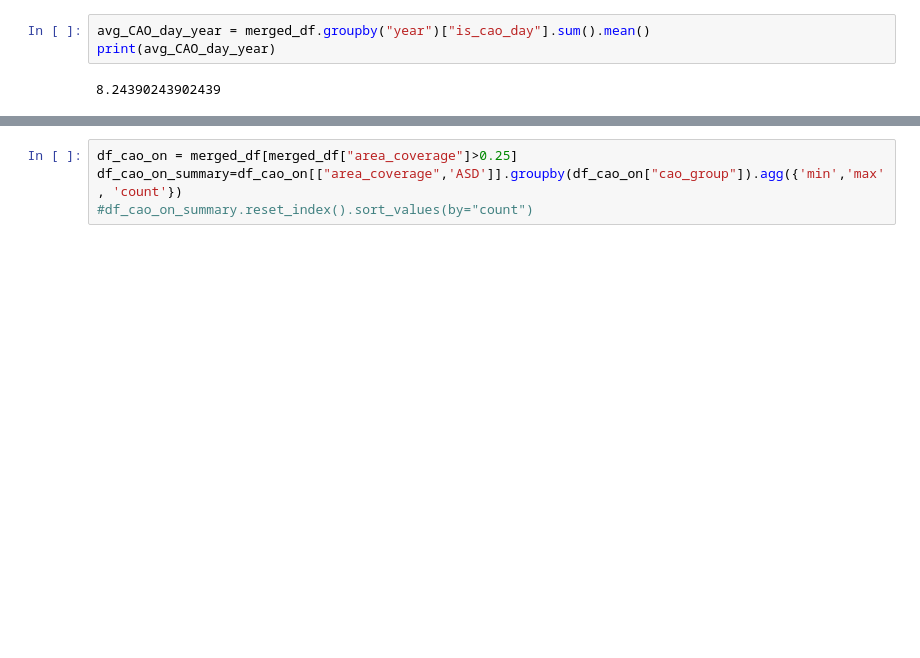
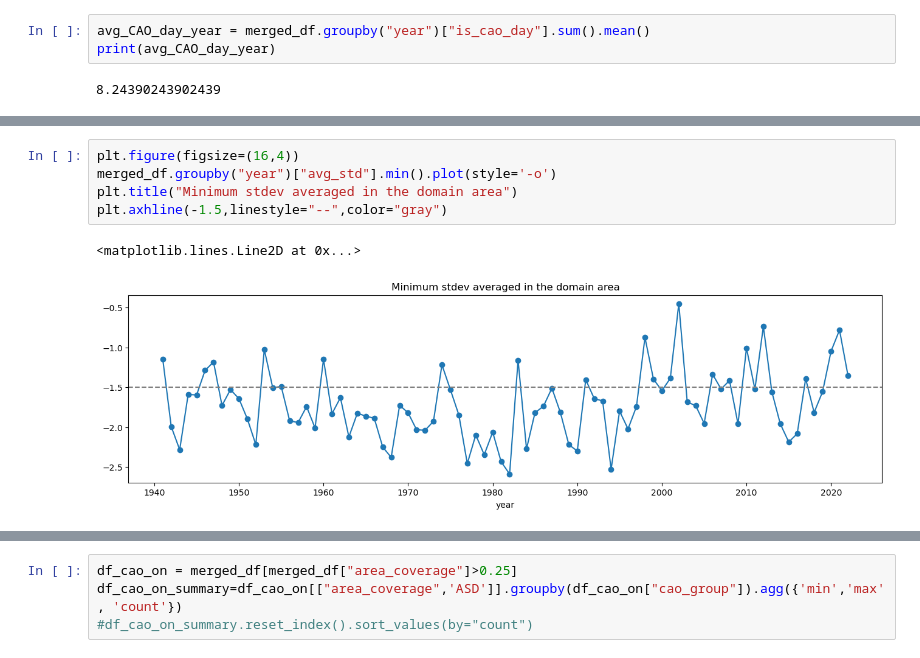
Before and after one commit to britols/bee6310_final_project, a Jupyter notebook: notebooks/set_CAO_events.ipynb, the cells around one changed output, grey strips where cells are left out. Drawn from its saved outputs; the diff is of its cells as text; blank space fills up the shorter version.

```diff
--- a/notebooks/set_CAO_events.ipynb
+++ b/notebooks/set_CAO_events.ipynb
@@ -162,0 +159,8 @@ np.float64(8.24390243902439)
+# %%
+plt.figure(figsize=(16,4))
+merged_df.groupby("year")["avg_std"].min().plot(style='-o')
+plt.title("Minimum stdev averaged in the domain area")
+plt.axhline(-1.5,linestyle="--",color="gray")
+# %% [output]
+<matplotlib.lines.Line2D at 0x...>
+[figure, added]
```
Also changed, not shown: parts of 3 cells of this notebook.
